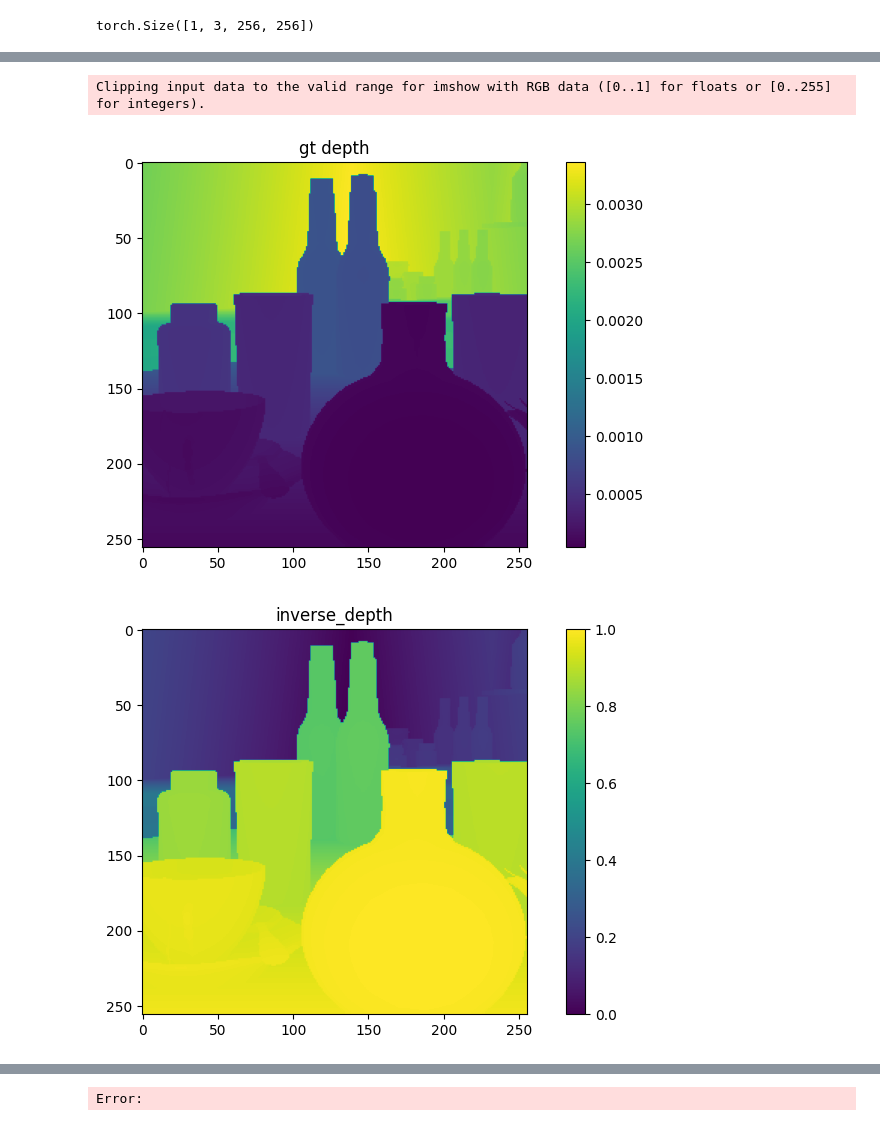
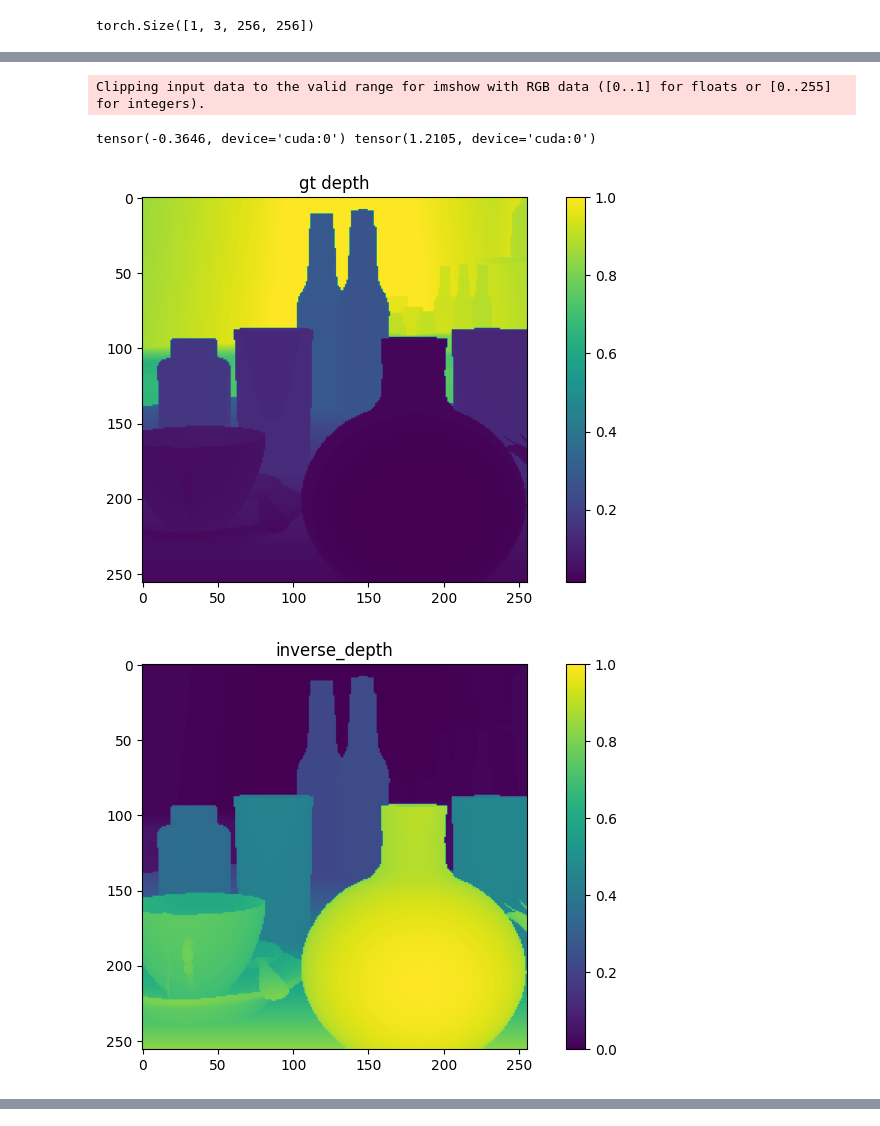
Before and after one commit to yagarin10-max/invdepth, a Jupyter notebook: src/warp_from_mesh.ipynb, the cells around one changed output, grey strips where cells are left out. Saved outputs shown, nothing was run; the diff lists cells and outputs as text; code cells hidden in the pictures.

Commit message:
add gt_mask confirmation code

```diff
--- a/src/warp_from_mesh.ipynb
+++ b/src/warp_from_mesh.ipynb
@@ -326,13 +326,34 @@ def render_mesh(mesh_dict, cam_int, cam_ext, device):
 
     render = output[:, :3]
     mask = output[:, 3:4]
+
+    unique_values = torch.unique(mask)
+    print("Unique mask values:", unique_values)
+
+    # 値の分布を確認
+    hist = torch.histc(mask, bins=10, min=0, max=1)
+    print("Histogram of mask values:", hist)
+
+    # 基本統計量を確認
+    print("Mask statistics:")
+    print(f"Mean: {mask.mean():.4f}")
+    print(f"Std: {mask.std():.4f}")
+    print(f"Min: {mask.min():.4f}")
+    print(f"Max: {mask.max():.4f}")
+    print(f"Non-zero pixels: {(mask > 0).sum()}/{mask.numel()}")
+
+    plt.figure(figsize=(10, 5))
+    plt.imshow(mask.reshape(1,h,w,1).squeeze(0).cpu().detach().numpy()) #, cmap='gray') # Call detach() before converting to NumPy array.
+    plt.title('mask')
+    plt.colorbar()
+    print(mask.min(), mask.max())
     disparity = torch.reciprocal(output[:, 4:] + eps)
     plt.figure(figsize=(10, 5))
-    plt.imshow(disparity.reshape(1,h,w,1).squeeze(0).cpu().detach().numpy()) #, cmap='gray') # Call detach() before converting to NumPy array.
+    plt.imshow((disparity*mask).reshape(1,h,w,1).squeeze(0).cpu().detach().numpy()) #, cmap='gray') # Call detach() before converting to NumPy array.
     plt.title('final inverse_depth')
     plt.colorbar()
+    # return render, disparity, mask
     return render, disparity, mask
-    # return render * mask, disparity * mask, mask
 
 
 def construct_mesh(image, depth, cam_int, device):
@@ -412,7 +433,7 @@ def construct_mesh(image, depth, cam_int, device):
 # import tensorflow
 # Ground truth depthの読み込み
 exr_path = "/home/rintoyagawa/ssd2/Code/invdepth/data/depths/depth.exr"
-z_min, z_max = 0.4, 1000
+z_min, z_max = 0.4, 3.5
 
 def norm_depth(
     depth: np.ndarray, min: float = 0.0, max: float = 1.0
@@ -517,7 +538,7 @@ _, RT1 = get_camera_matrices(w, h, focal_length_m, sensor_width_m, target_params
 _, RT2 = get_camera_matrices(w, h, focal_length_m, sensor_width_m, target_params_2['location'], target_params_2['rotation'])
 RT_ref_to_1 = compute_relative_transform(RT_ref, RT1)
 RT_ref_to_2 = compute_relative_transform(RT_ref, RT2)
-RT_ref_to_1 = [[1.0000, 0.0000, 0.0000, -0.01],
+RT_ref_to_1 = [[1.0000, 0.0000, 0.0000, -0.03],
                 [0.0000, 1.0000, 0.0000, 0.00],
                 [0.0000, 0.0000, 1.0000, 0.0000]]
 K = [[4.5800, 0.0000, 0.000],
@@ -562,3 +594,4 @@ vertices shape torch.Size([1, 65536, 3])
 Clipping input data to the valid range for imshow with RGB data ([0..1] for floats or [0..255] for integers).
+tensor(-0.3646, device='cuda:0') tensor(1.2105, device='cuda:0')
-[figure, old version]
+[figure, new version]
-[figure, old version]
+[figure, new version]
@@ -568 +600,0 @@ Clipping input data to the valid range for imshow with RGB data ([0..1] for floa
-Error:
```
Also changed, not shown: parts of 1 cell of this notebook, 10 other files.
